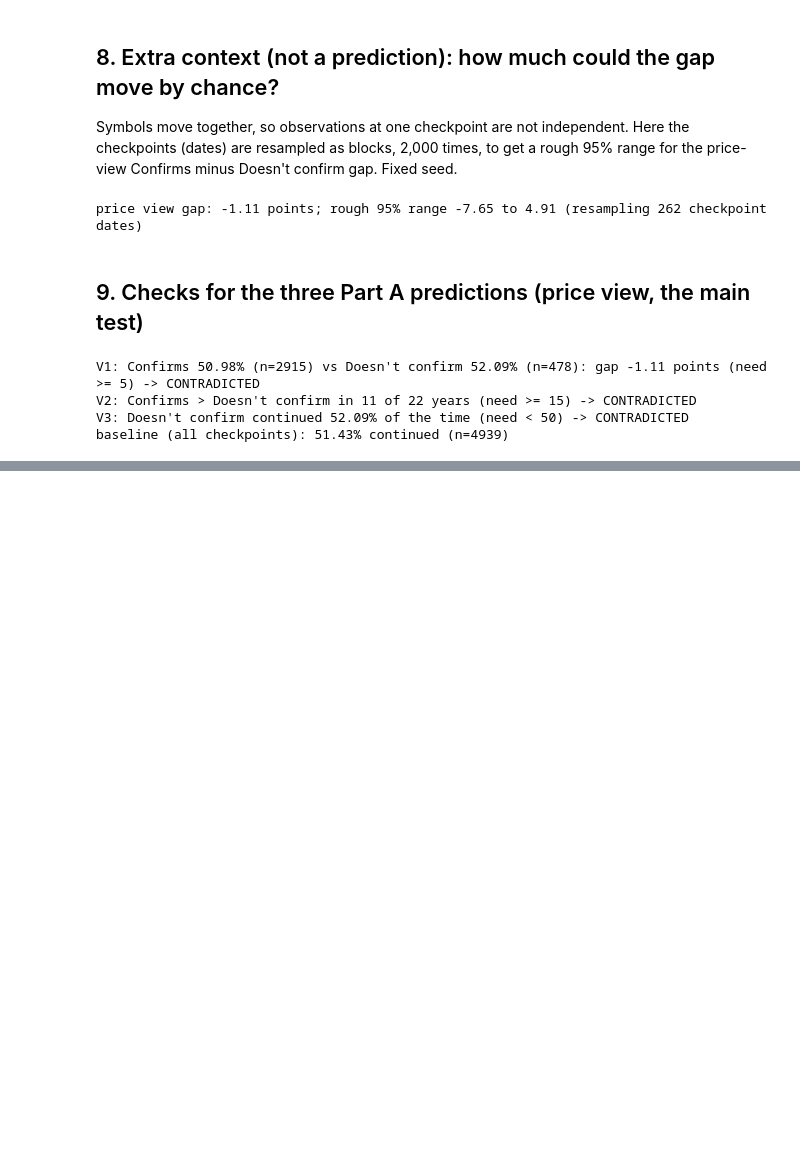
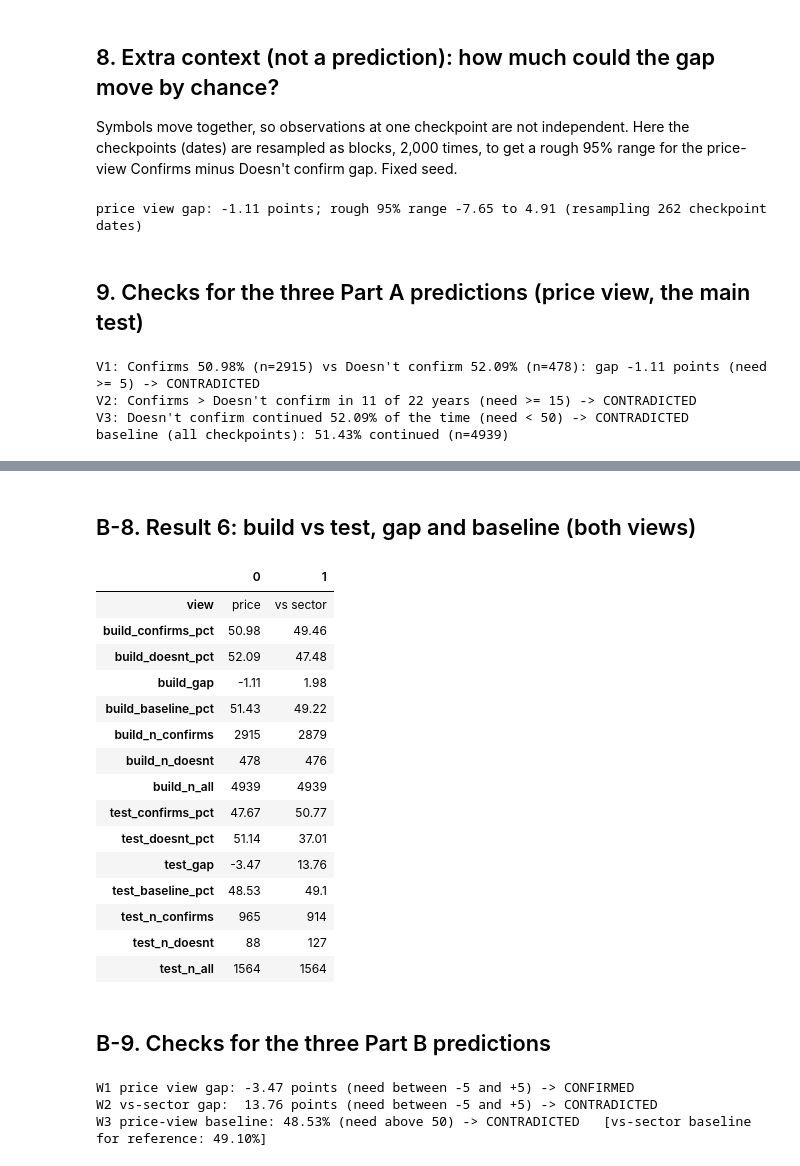
Before and after one commit to LamBuild33/market-rotation-research, a Jupyter notebook: notebooks/02_volume_check.ipynb, the cells around one changed output, grey strips where cells are left out. Drawn from its saved outputs; the diff is of its cells as text; code cells hidden in the pictures; blank space fills up the shorter version.

```diff
--- a/notebooks/02_volume_check.ipynb
+++ b/notebooks/02_volume_check.ipynb
@@ -314,0 +470,8 @@ baseline (all checkpoints): 51.43% continued (n=4939)
+# %%
+r1T = rate_by_label(obsT)
+r1T.to_csv(R / "02b_continuation_by_label.csv", index=False)
+print(r1T[["view", "label", "n", "continued", "rate_pct"]].to_string(index=False))
+for view in ("price", "vs sector"):
+    t = r1T[r1T.view == view].set_index("label")
+    c_rate, d_rate = t.loc["Confirms", "rate_pct"], t.loc["Doesn't confirm", "rate_pct"]
+    print(f"[{view}] Confirms minus Doesn't confirm: {c_rate - d_rate:.2f} points")
@@ -314,0 +492,8 @@ baseline (all checkpoints): 51.43% continued (n=4939)
+# %%
+yearlyT = by_year(obsT)
+yearlyT.round(1).to_csv(R / "02b_by_year.csv", index=False)
+for view in ("price", "vs sector"):
+    t = yearlyT[yearlyT.view == view].set_index("year")
+    print(f"=== {view} view ===")
+    print(t.drop(columns="view").round(1).to_string())
+    print(f"years where Confirms > Doesn't confirm: {(t.confirms_minus_doesnt > 0).sum()} of {len(t)}\n")
@@ -314,0 +563,48 @@ baseline (all checkpoints): 51.43% continued (n=4939)
+# %% [markdown]
+## B-8. Result 6: build vs test, gap and baseline (both views)
+# %%
+rows = []
+for view in ("price", "vs sector"):
+    a = r1[r1.view == view].set_index("label"); b = r1T[r1T.view == view].set_index("label")
+    row = dict(view=view)
+    for tag, t in (("build", a), ("test", b)):
+        row[f"{tag}_confirms_pct"] = t.loc["Confirms", "rate_pct"]; row[f"{tag}_doesnt_pct"] = t.loc["Doesn't confirm", "rate_pct"]
+        row[f"{tag}_gap"] = t.loc["Confirms", "rate_pct"] - t.loc["Doesn't confirm", "rate_pct"]
+        row[f"{tag}_baseline_pct"] = t.loc["All checkpoints (baseline)", "rate_pct"]
+        row[f"{tag}_n_confirms"] = int(t.loc["Confirms", "n"]); row[f"{tag}_n_doesnt"] = int(t.loc["Doesn't confirm", "n"])
+        row[f"{tag}_n_all"] = int(t.loc["All checkpoints (baseline)", "n"])
+    rows.append(row)
+bt = pd.DataFrame(rows).round(2)
+bt.to_csv(R / "02b_build_vs_test.csv", index=False)
+bt.T
+# %% [output]
+|  | 0 | 1 |
+| view | price | vs sector |
+| build_confirms_pct | 50.98 | 49.46 |
+| build_doesnt_pct | 52.09 | 47.48 |
+| build_gap | -1.11 | 1.98 |
+| build_baseline_pct | 51.43 | 49.22 |
+| build_n_confirms | 2915 | 2879 |
+| build_n_doesnt | 478 | 476 |
+| build_n_all | 4939 | 4939 |
+| test_confirms_pct | 47.67 | 50.77 |
+| test_doesnt_pct | 51.14 | 37.01 |
+| test_gap | -3.47 | 13.76 |
+| test_baseline_pct | 48.53 | 49.1 |
+| test_n_confirms | 965 | 914 |
+| test_n_doesnt | 88 | 127 |
+| test_n_all | 1564 | 1564 |
+# %% [markdown]
+## B-9. Checks for the three Part B predictions
+# %%
+tp = r1T[r1T.view == "price"].set_index("label"); ts = r1T[r1T.view == "vs sector"].set_index("label")
+gp = tp.loc["Confirms", "rate_pct"] - tp.loc["Doesn't confirm", "rate_pct"]
+gs = ts.loc["Confirms", "rate_pct"] - ts.loc["Doesn't confirm", "rate_pct"]
+bp, bs = tp.loc["All checkpoints (baseline)", "rate_pct"], ts.loc["All checkpoints (baseline)", "rate_pct"]
+print(f"W1 price view gap: {gp:.2f} points (need between -5 and +5) -> {'CONFIRMED' if -5 <= gp <= 5 else 'CONTRADICTED'}")
+print(f"W2 vs-sector gap:  {gs:.2f} points (need between -5 and +5) -> {'CONFIRMED' if -5 <= gs <= 5 else 'CONTRADICTED'}")
+print(f"W3 price-view baseline: {bp:.2f}% (need above 50) -> {'CONFIRMED' if bp > 50 else 'CONTRADICTED'}   [vs-sector baseline for reference: {bs:.2f}%]")
+# %% [output]
+W1 price view gap: -3.47 points (need between -5 and +5) -> CONFIRMED
+W2 vs-sector gap:  13.76 points (need between -5 and +5) -> CONTRADICTED
+W3 price-view baseline: 48.53% (need above 50) -> CONTRADICTED   [vs-sector baseline for reference: 49.10%]
```
Also changed, not shown: parts of 16 cells of this notebook, 9 other files.
